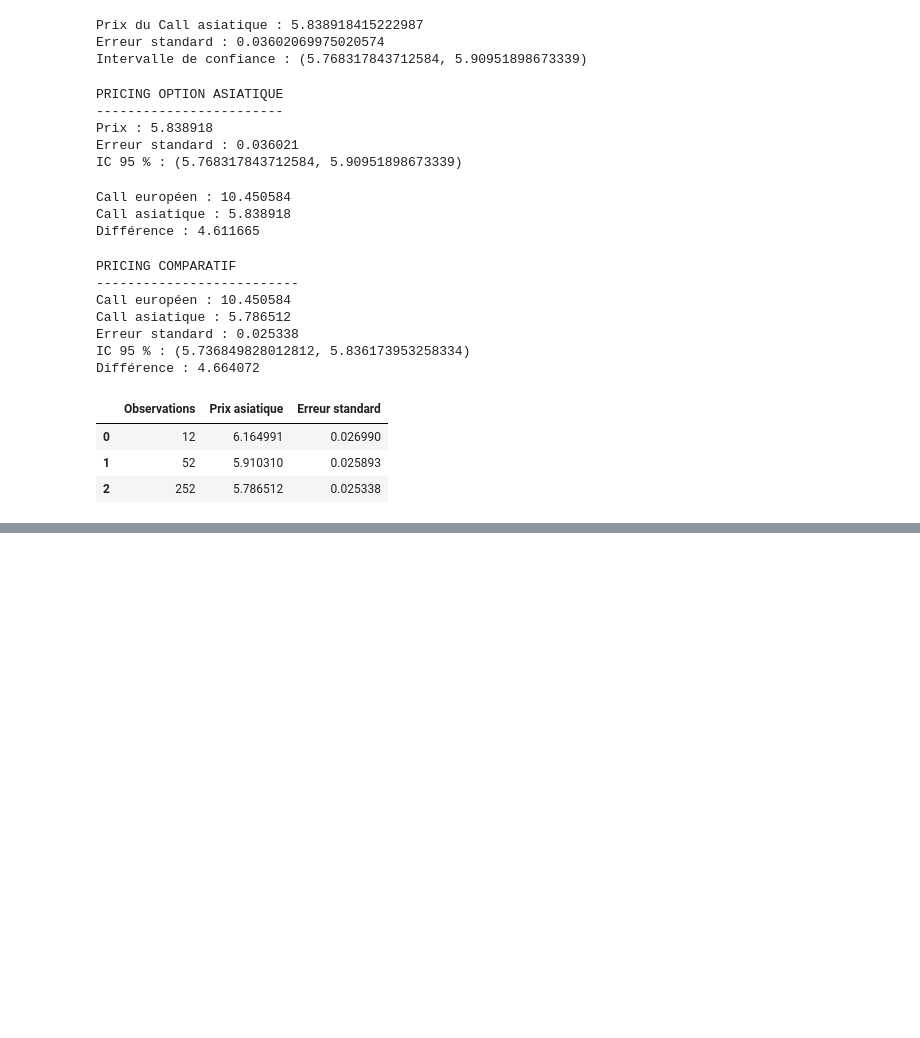
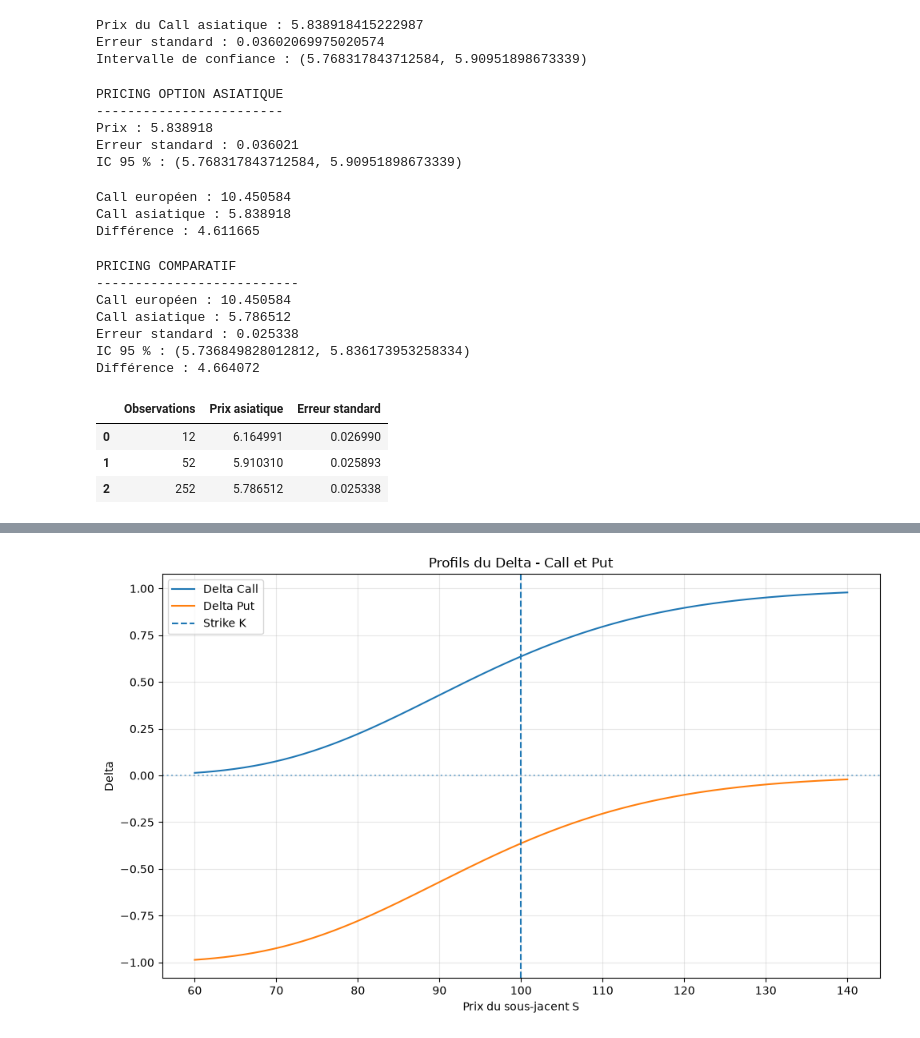
Before and after one commit to mamethiernot099-wq/options-pricer-delta-hedging, a Jupyter notebook: notebooks/analysis.ipynb, the cells around one changed output, grey strips where cells are left out. Drawn from its saved outputs; the diff is of its cells as text; code cells hidden in the pictures; blank space fills up the shorter version.

Commit message:
Complete Greeks module with analytical tests and visualizations

```diff
--- a/notebooks/analysis.ipynb
+++ b/notebooks/analysis.ipynb
@@ -233,0 +471,63 @@ display(df_asian)
+# %%
+
+import numpy as np
+import matplotlib.pyplot as plt
+
+from src.greeks import delta_call, delta_put
+
+# Paramètres
+K = 100
+T = 1
+r = 0.05
+sigma = 0.20
+
+# Prix du sous-jacent
+S_values = np.linspace(60, 140, 200)
+
+# Calcul des Deltas
+call_deltas = [
+    delta_call(S, K, T, r, sigma)
+    for S in S_values
+]
+
+put_deltas = [
+    delta_put(S, K, T, r, sigma)
+    for S in S_values
+]
+
+# Graphique
+plt.figure(figsize=(10, 6))
+
+plt.plot(
+    S_values,
+    call_deltas,
+    label="Delta Call"
+)
+
+plt.plot(
+    S_values,
+    put_deltas,
+    label="Delta Put"
+)
+
+plt.axvline(
+    K,
+    linestyle="--",
+    label="Strike K"
+)
+
+plt.axhline(0, linestyle=":", alpha=0.5)
+
+plt.xlabel("Prix du sous-jacent S")
+plt.ylabel("Delta")
+
+plt.title("Profils du Delta - Call et Put")
+
+plt.legend()
+plt.grid(alpha=0.3)
+plt.tight_layout()
+
+plt.savefig("../figures/delta_profile.png", dpi=300)
+plt.show()
+# %% [output]
+[figure, added]
```
Also changed, not shown: parts of 14 cells of this notebook, 3 other files.
